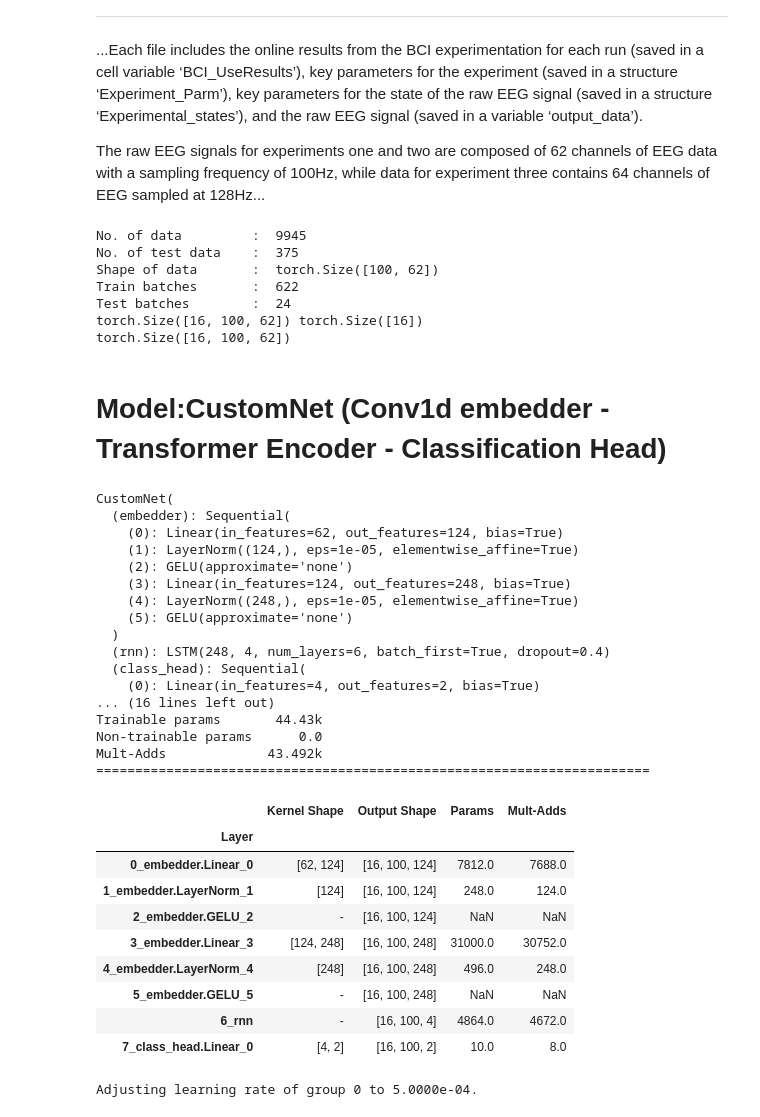
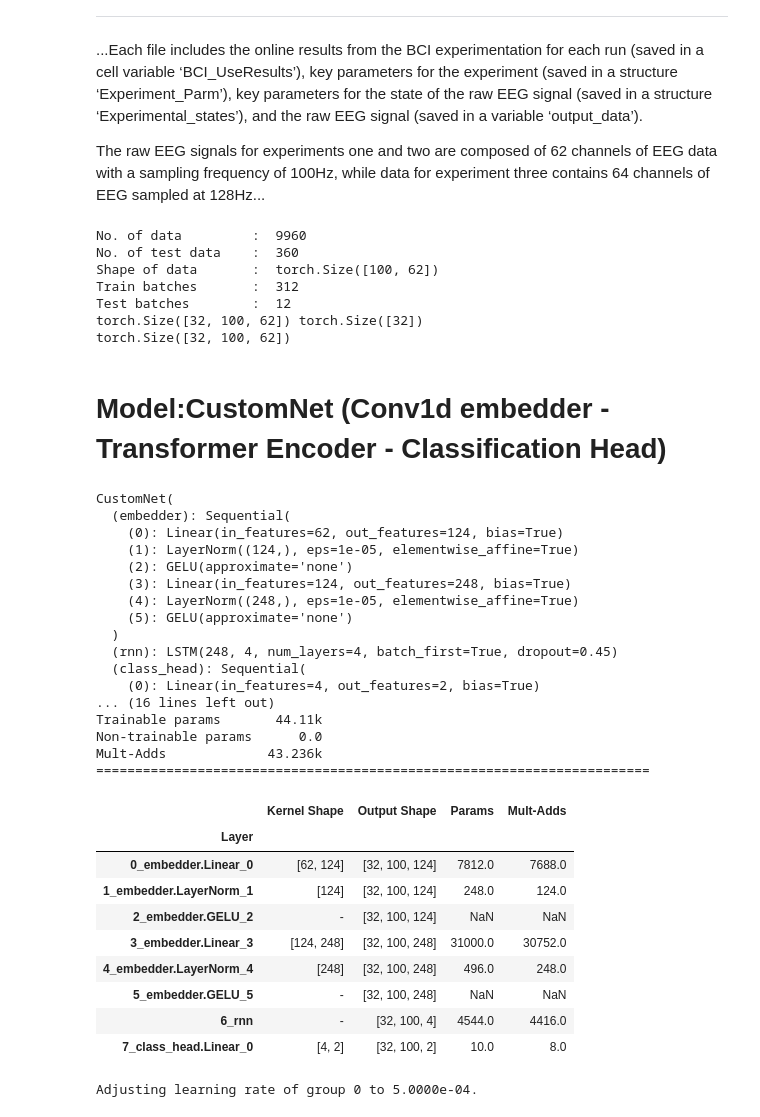
Before and after one commit to IDL-SG1-BCI-EEG/main, a Jupyter notebook: IDL_BCI_EEG_EDA.ipynb, the cells around one changed output. Drawn from its saved outputs; the diff is of its cells as text; code cells hidden in the pictures.

Commit message:
Updated LSTM architecture with runs from 1-28

```diff
--- a/IDL_BCI_EEG_EDA.ipynb
+++ b/IDL_BCI_EEG_EDA.ipynb
@@ -53,7 +50,7 @@ The raw EEG signals for experiments one and two are composed of 62 channels of E
 # %%
 config = {
     'epochs'        : 20,
-    'batch_size'    : 16,
+    'batch_size'    : 32,
     'lr'            : 5e-4, # 0.1 for SGD, 5e-4 for adamW
     'patience'      : 2,
     'lr_decay'      : 0.1,
@@ -146,21 +143,21 @@ class SubjectDataset(torch.utils.data.Dataset):
 # %%
 # Test of dataset and data loader
 root = '/content/bci_data'
-train_dataset = SubjectDataset(root, subject=2, mode = 'train')
+train_dataset = SubjectDataset(root, subject=28, mode = 'train')
 train_loader = torch.utils.data.DataLoader(
     dataset     = train_dataset,
-    num_workers = 2,
-    batch_size  = 16,
+    num_workers = 8,
+    batch_size  = config['batch_size'],
     pin_memory  = True,
     shuffle     = True,
     # collate_fn  = AudioDataset.collate_fn
 )
 
-test_dataset = SubjectDataset(root, subject=2, mode = 'test')
+test_dataset = SubjectDataset(root, subject=28, mode = 'test')
 test_loader = torch.utils.data.DataLoader(
     dataset     = test_dataset,
-    num_workers = 2,
-    batch_size  = 16,
+    num_workers = 8,
+    batch_size  = config['batch_size'],
     pin_memory  = True,
     shuffle     = False,
     # collate_fn  = AudioDataset.collate_fn
@@ -180,12 +177,12 @@ for x, y in train_loader:
     break
 print(xt.shape)
 # %% [output]
-No. of data         :  9945
-No. of test data    :  375
+No. of data         :  9960
+No. of test data    :  360
 Shape of data       :  torch.Size([100, 62])
-Train batches       :  622
-Test batches        :  24
-torch.Size([16, 100, 62]) torch.Size([16])
-torch.Size([16, 100, 62])
+Train batches       :  312
+Test batches        :  12
+torch.Size([32, 100, 62]) torch.Size([32])
+torch.Size([32, 100, 62])
 # %% [markdown]
 # Model:CustomNet (Conv1d embedder - Transformer Encoder - Classification Head)
@@ -285,12 +210,6 @@ class CustomNet(nn.Module):
                 nn.init.xavier_uniform_(m.weight, gain=1)
                 if m.bias is not None:
                     nn.init.constant_(m.bias, 0)
-            elif isinstance(m, nn.BatchNorm2d):
-                nn.init.constant_(m.weight, 1)
-                nn.init.constant_(m.bias, 0)
-            elif isinstance(m, nn.Linear):
-                nn.init.xavier_uniform_(m.weight, gain=1)
-                nn.init.constant_(m.bias, 0)
 
     def forward(self, x):
         x = self.embedder(x)
@@ -298,38 +217,38 @@ class CustomNet(nn.Module):
         x = self.class_head(x)
         return x[:,-1,:]
 # %%
-model = CustomNet(in_channels=62, hid_dim=4, n_classes=2,n_layers=6, dropout=0.4).to(DEVICE)
+model = CustomNet(in_channels=62, hid_dim=4, n_classes=2,n_layers=4, dropout=0.45).to(DEVICE)
 print(model)
 xt = xt.cuda()
 summary(model, xt)
 # %% [output]
 CustomNet(
   (embedder): Sequential(
     (0): Linear(in_features=62, out_features=124, bias=True)
     (1): LayerNorm((124,), eps=1e-05, elementwise_affine=True)
     (2): GELU(approximate='none')
     (3): Linear(in_features=124, out_features=248, bias=True)
     (4): LayerNorm((248,), eps=1e-05, elementwise_affine=True)
     (5): GELU(approximate='none')
   )
-  (rnn): LSTM(248, 4, num_layers=6, batch_first=True, dropout=0.4)
+  (rnn): LSTM(248, 4, num_layers=4, batch_first=True, dropout=0.45)
   (class_head): Sequential(
     (0): Linear(in_features=4, out_features=2, bias=True)
 ... (16 lines left out)
-Trainable params       44.43k
+Trainable params       44.11k
 Non-trainable params      0.0
-Mult-Adds             43.492k
+Mult-Adds             43.236k
 =======================================================================
 |  | Kernel Shape | Output Shape | Params | Mult-Adds |
 | Layer |  |  |  |  |
-| 0_embedder.Linear_0 | [62, 124] | [16, 100, 124] | 7812.0 | 7688.0 |
-| 1_embedder.LayerNorm_1 | [124] | [16, 100, 124] | 248.0 | 124.0 |
-| 2_embedder.GELU_2 | - | [16, 100, 124] | NaN | NaN |
-| 3_embedder.Linear_3 | [124, 248] | [16, 100, 248] | 31000.0 | 30752.0 |
-| 4_embedder.LayerNorm_4 | [248] | [16, 100, 248] | 496.0 | 248.0 |
-| 5_embedder.GELU_5 | - | [16, 100, 248] | NaN | NaN |
-| 6_rnn | - | [16, 100, 4] | 4864.0 | 4672.0 |
-| 7_class_head.Linear_0 | [4, 2] | [16, 100, 2] | 10.0 | 8.0 |
+| 0_embedder.Linear_0 | [62, 124] | [32, 100, 124] | 7812.0 | 7688.0 |
+| 1_embedder.LayerNorm_1 | [124] | [32, 100, 124] | 248.0 | 124.0 |
+| 2_embedder.GELU_2 | - | [32, 100, 124] | NaN | NaN |
+| 3_embedder.Linear_3 | [124, 248] | [32, 100, 248] | 31000.0 | 30752.0 |
+| 4_embedder.LayerNorm_4 | [248] | [32, 100, 248] | 496.0 | 248.0 |
+| 5_embedder.GELU_5 | - | [32, 100, 248] | NaN | NaN |
+| 6_rnn | - | [32, 100, 4] | 4544.0 | 4416.0 |
+| 7_class_head.Linear_0 | [4, 2] | [32, 100, 2] | 10.0 | 8.0 |
 # %%
 criterion = torch.nn.CrossEntropyLoss()
 # optimizer = torch.optim.SGD(model.parameters(), lr=config['lr'], momentum=config['momentum'], weight_decay=config['weight_decay'])
```
Also changed, not shown: parts of 7 cells of this notebook.
